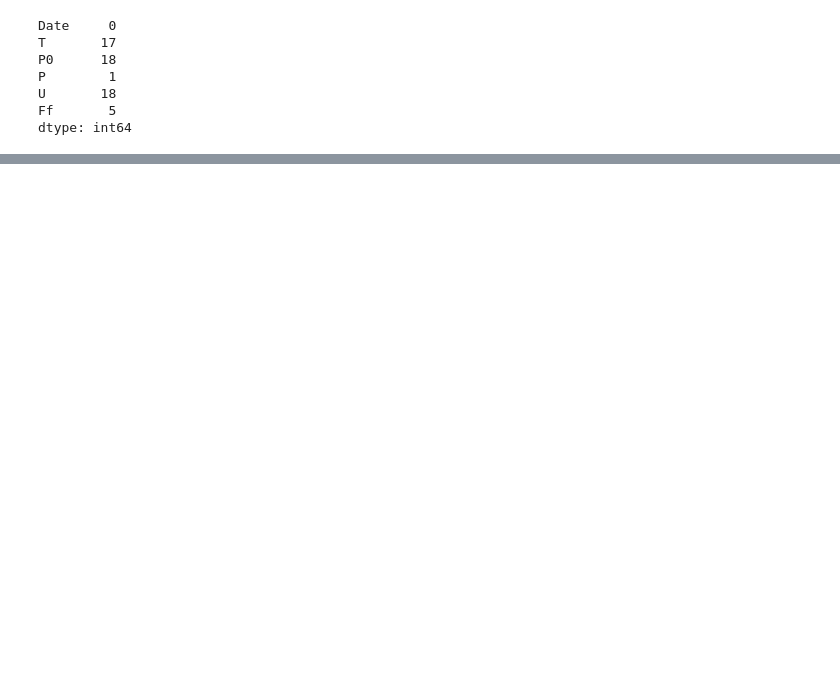
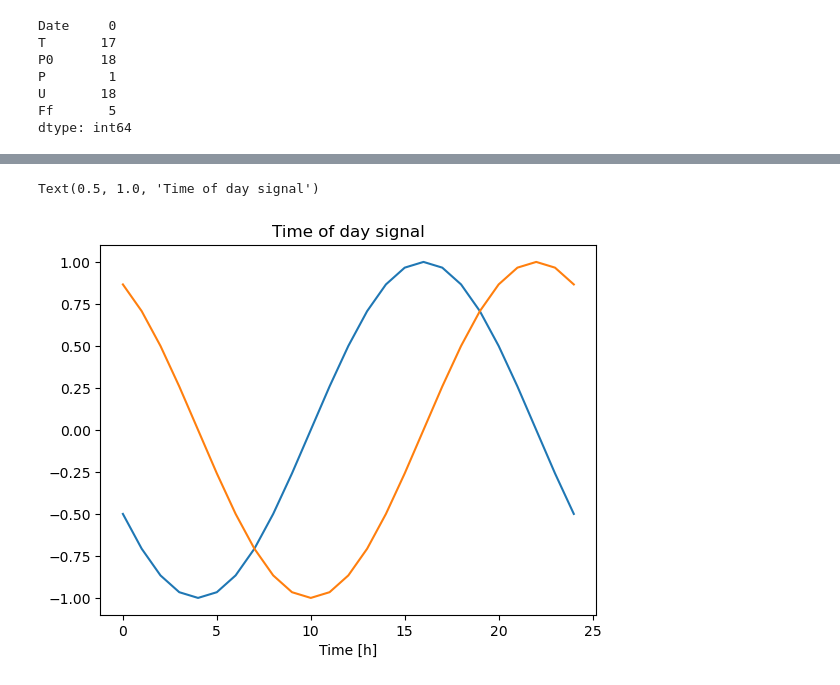
Before and after one commit to macodroid/WeatherProphet, a Jupyter notebook: processing_data.ipynb, the cells around one changed output, grey strips where cells are left out. Cells and saved outputs as stored; diff of their text form; code cells hidden in the pictures; blank space fills up the shorter version.

Commit message:
encoded day and time using sine and cosine

```diff
--- a/processing_data.ipynb
+++ b/processing_data.ipynb
@@ -47,0 +144,4 @@ ba_weather.dropna(axis=0, inplace=True)
+# %%
+ba_weather['hour'] = ba_weather['hour'].astype(int)
+ba_weather['minutes'] = ba_weather['minutes'].astype(int)
+ba_weather['seconds'] = ba_weather['seconds'].astype(int)
@@ -47,0 +164,2 @@ ba_weather.dropna(axis=0, inplace=True)
+# %%
+hourly_weather = ba_weather[ba_weather['minutes'] == 0]
@@ -47,0 +198,2 @@ ba_weather.dropna(axis=0, inplace=True)
+# %%
+hourly_weather = hourly_weather[['day_of_year', 'hour', 'T', 'P0', 'U', 'Ff']]
@@ -47,0 +216,11 @@ ba_weather.dropna(axis=0, inplace=True)
+# %%
+hours_sin = np.sin(hourly_weather['hour'] * (2 * np.pi / 24.))
+hours_cos = np.cos(hourly_weather['hour'] * (2 * np.pi / 24.))
+# %%
+plt.plot(np.array(hours_sin)[:25])
+plt.plot(np.array(hours_cos)[:25])
+plt.xlabel('Time [h]')
+plt.title('Time of day signal')
+# %% [output]
+Text(0.5, 1.0, 'Time of day signal')
+[figure, added]
```
Also changed, not shown: parts of 20 cells of this notebook, 1 other file.
